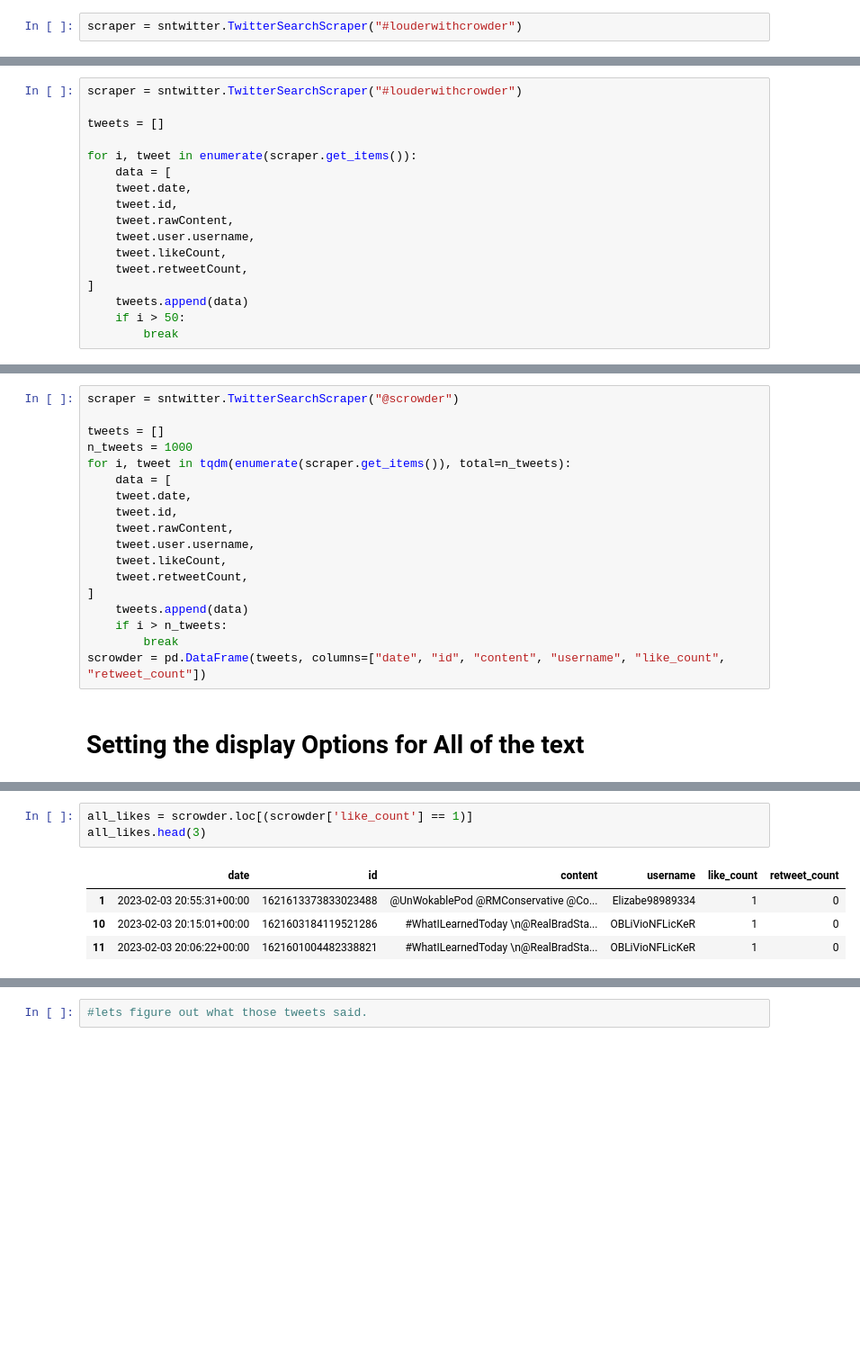
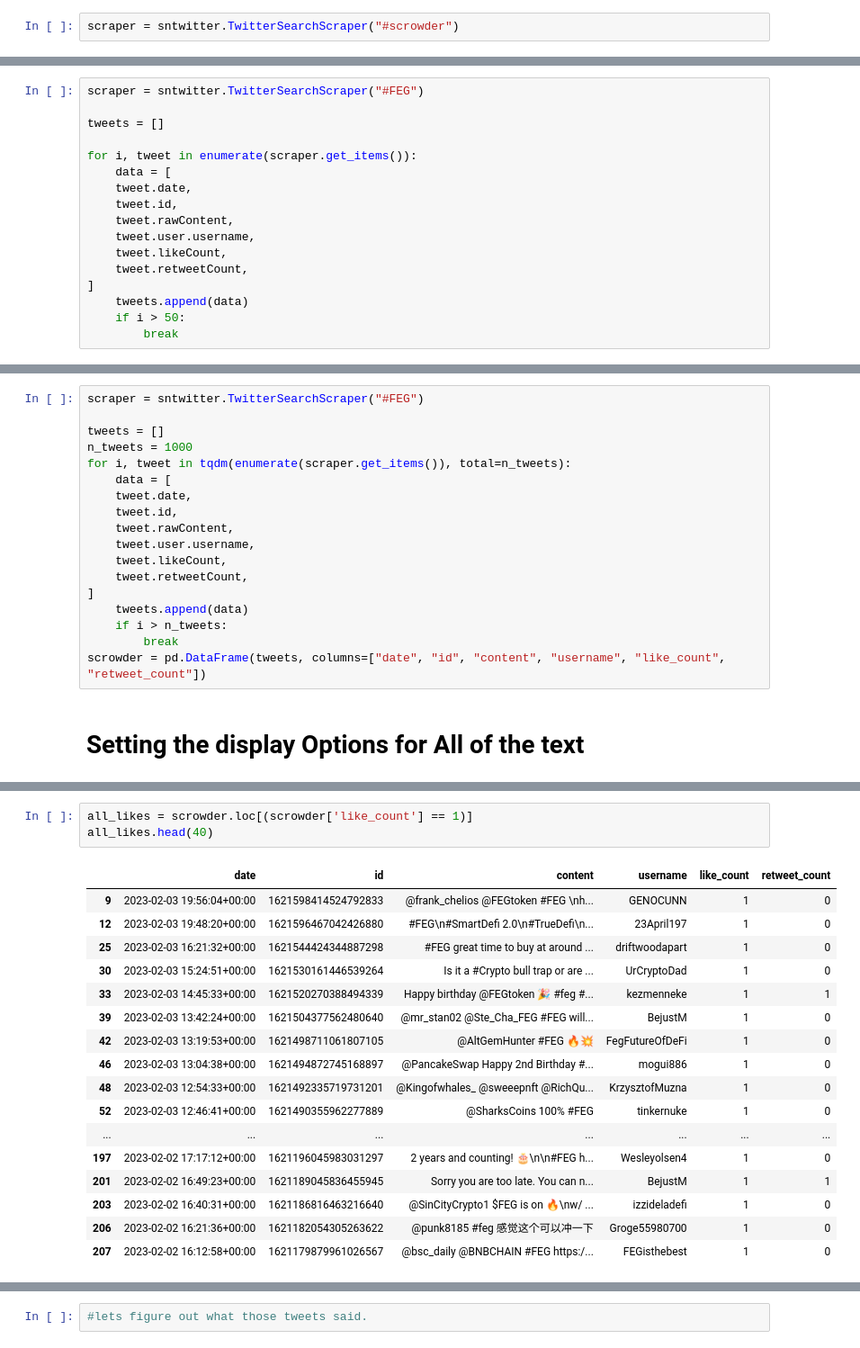
Before and after one commit to mrwoodzi/Data_Science_Certs_Progress, a Jupyter notebook: REST_API/twit_scraper.ipynb, the cells around one changed output, grey strips where cells are left out. Shown at 90% size. Drawn from its saved outputs; the diff is of its cells as text; blank space fills up the shorter version.

```diff
--- a/REST_API/twit_scraper.ipynb
+++ b/REST_API/twit_scraper.ipynb
@@ -5,5 +6,5 @@ import snscrape.modules.twitter as sntwitter
 # %%
-scraper = sntwitter.TwitterSearchScraper("#louderwithcrowder")
+scraper = sntwitter.TwitterSearchScraper("#scrowder")
 # %%
 for tweet in scraper.get_items():
     break
@@ -28,7 +29,7 @@ data
  0,
  0]
 # %%
-scraper = sntwitter.TwitterSearchScraper("#louderwithcrowder")
+scraper = sntwitter.TwitterSearchScraper("#FEG")
 
 tweets = []
 
@@ -71,7 +72,7 @@ pd.DataFrame(tweets, columns=["date", "id", "content", "username", "like_count",
 # %% [markdown]
 # Adding a Progress Bar
 # %%
-scraper = sntwitter.TwitterSearchScraper("@scrowder")
+scraper = sntwitter.TwitterSearchScraper("#FEG")
 
 tweets = []
 n_tweets = 1000
@@ -100,10 +106,23 @@ scrowder.head(1)
 # %%
 all_likes = scrowder.loc[(scrowder['like_count'] == 1)]
-all_likes.head(3)
+all_likes.head(40)
 # %% [output]
 |  | date | id | content | username | like_count | retweet_count |
-| 1 | 2023-02-03 20:55:31+00:00 | 1621613373833023488 | @UnWokablePod @RMConservative @Co... | Elizabe98989334 | 1 | 0 |
-| 10 | 2023-02-03 20:15:01+00:00 | 1621603184119521286 | #WhatILearnedToday \n@RealBradSta... | OBLiVioNFLicKeR | 1 | 0 |
-| 11 | 2023-02-03 20:06:22+00:00 | 1621601004482338821 | #WhatILearnedToday \n@RealBradSta... | OBLiVioNFLicKeR | 1 | 0 |
+| 9 | 2023-02-03 19:56:04+00:00 | 1621598414524792833 | @frank_chelios @FEGtoken #FEG \nh... | GENOCUNN | 1 | 0 |
+| 12 | 2023-02-03 19:48:20+00:00 | 1621596467042426880 | #FEG\n#SmartDefi 2.0\n#TrueDefi\n... | 23April197 | 1 | 0 |
+| 25 | 2023-02-03 16:21:32+00:00 | 1621544424344887298 | #FEG great time to buy at around ... | driftwoodapart | 1 | 0 |
+| 30 | 2023-02-03 15:24:51+00:00 | 1621530161446539264 | Is it a #Crypto bull trap or are ... | UrCryptoDad | 1 | 0 |
+| 33 | 2023-02-03 14:45:33+00:00 | 1621520270388494339 | Happy birthday @FEGtoken 🎉 #feg #... | kezmenneke | 1 | 1 |
+| 39 | 2023-02-03 13:42:24+00:00 | 1621504377562480640 | @mr_stan02 @Ste_Cha_FEG #FEG will... | BejustM | 1 | 0 |
+| 42 | 2023-02-03 13:19:53+00:00 | 1621498711061807105 | @AltGemHunter #FEG 🔥💥 | FegFutureOfDeFi | 1 | 0 |
+| 46 | 2023-02-03 13:04:38+00:00 | 1621494872745168897 | @PancakeSwap Happy 2nd Birthday #... | mogui886 | 1 | 0 |
+| 48 | 2023-02-03 12:54:33+00:00 | 1621492335719731201 | @Kingofwhales_ @sweeepnft @RichQu... | KrzysztofMuzna | 1 | 0 |
+| 52 | 2023-02-03 12:46:41+00:00 | 1621490355962277889 | @SharksCoins 100% #FEG | tinkernuke | 1 | 0 |
+| ... | ... | ... | ... | ... | ... | ... |
+| 197 | 2023-02-02 17:17:12+00:00 | 1621196045983031297 | 2 years and counting! 🎂\n\n#FEG h... | Wesleyolsen4 | 1 | 0 |
+| 201 | 2023-02-02 16:49:23+00:00 | 1621189045836455945 | Sorry you are too late. You can n... | BejustM | 1 | 1 |
+| 203 | 2023-02-02 16:40:31+00:00 | 1621186816463216640 | @SinCityCrypto1 $FEG is on 🔥\nw/ ... | izzideladefi | 1 | 0 |
+| 206 | 2023-02-02 16:21:36+00:00 | 1621182054305263622 | @punk8185 #feg 感觉这个可以冲一下 | Groge55980700 | 1 | 0 |
+| 207 | 2023-02-02 16:12:58+00:00 | 1621179879961026567 | @bsc_daily @BNBCHAIN #FEG https:/... | FEGisthebest | 1 | 0 |
 # %%
 likes_and_retweet = scrowder.loc[(scrowder['like_count'] == 1) & (scrowder['retweet_count'] == 1)]
```
Also changed, not shown: parts of 8 cells of this notebook, 2 other files.
